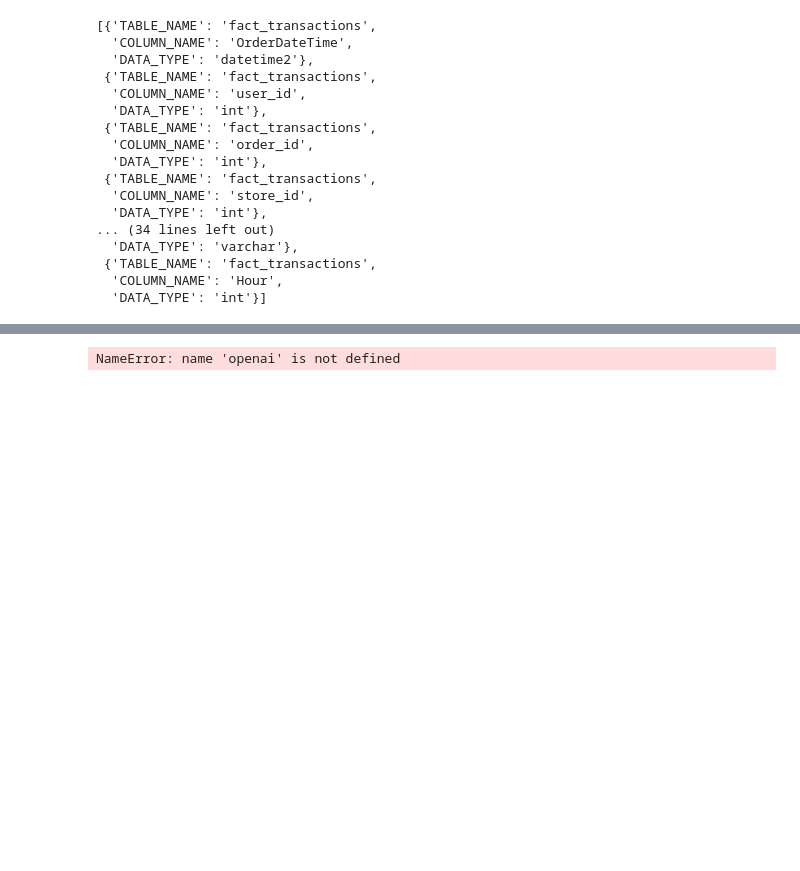
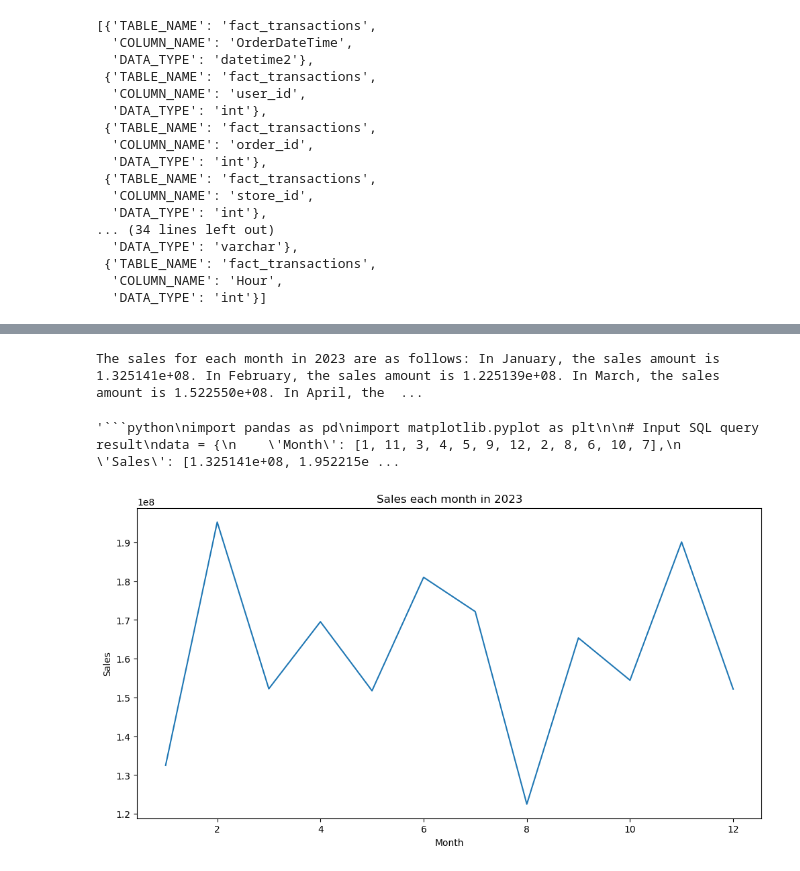
Before and after one commit to Abdelkader-1/GPT, a Jupyter notebook: GPT.ipynb, the cells around one changed output, grey strips where cells are left out. Saved outputs shown, nothing was run; the diff lists cells and outputs as text; code cells hidden in the pictures; blank space fills up the shorter version.

Commit message:
graph

````diff
--- a/GPT.ipynb
+++ b/GPT.ipynb
@@ -211,6 +206,63 @@ request = openai.ChatCompletion.create(
         ]
     )
 answer = request.choices[0].message.content
-answer
+print(answer)
 # %% [output]
-NameError: name 'openai' is not defined
+The sales for each month in 2023 are as follows: In January, the sales amount is 1.325141e+08. In February, the sales amount is 1.225139e+08. In March, the sales amount is 1.522550e+08. In April, the  ...
+# %%
+def graph(question,query,df_dict,table_schema,queryResult):
+
+    prompt = """**Task:** Write Python code using pandas and matplotlib to generate the graph based on the provided data.
+
+**Context:**
+- Table schema: {}
+- Input SQL query (with potential joins): {}
+- Query result: {}
+- Input question: {}
+
+**Requirements:**
+- Handle empty results with "No data found."
+- Gracefully handle errors with "Try it in another way."
+
+**Example:**
+> ```python
+> import pandas as pd
+> import matplotlib.pyplot as plt
+>
+> # Example code using pandas and matplotlib with no comments
+> # ...
+> ```
+""".format(table_schema, query, queryResult, question)
+
+
+    request = openai.ChatCompletion.create(
+        engine="gpt-35-turbo",
+        messages=[
+            {"role": "user", "content": prompt},
+        ]
+    )
+    answer = request.choices[0].message.content
+    return answer
+graph_code = graph(text,query,df_dict,table_schema,queryResult)
+graph_code
+# %% [output]
+'```python\nimport pandas as pd\nimport matplotlib.pyplot as plt\n\n# Input SQL query result\ndata = {\n    \'Month\': [1, 11, 3, 4, 5, 9, 12, 2, 8, 6, 10, 7],\n    \'Sales\': [1.325141e+08, 1.952215e ...
+# %%
+import pandas as pd
+import matplotlib.pyplot as plt
+data = {'Month': [1, 2,3,4,5,6,7,8,9,10,11,12],
+              'Sales': [1.325141e+08, 1.952215e+08, 1.522550e+08, 1.695416e+08, 1.517466e+08,
+                        1.809858e+08, 1.721561e+08, 1.225139e+08, 1.653634e+08, 1.544576e+08,
+                         1.901022e+08, 1.521484e+08]}
+df = pd.DataFrame(data)
+if df.empty:
+        print("No data found.")
+else:
+    plt.figure(figsize=(12, 6))
+    plt.plot(df['Month'], df['Sales'])
+    plt.xlabel('Month')
+    plt.ylabel('Sales')
+    plt.title('Sales each month in 2023')
+    plt.show()
+# %% [output]
+[figure, added]
````
Also changed, not shown: parts of 9 cells of this notebook.
